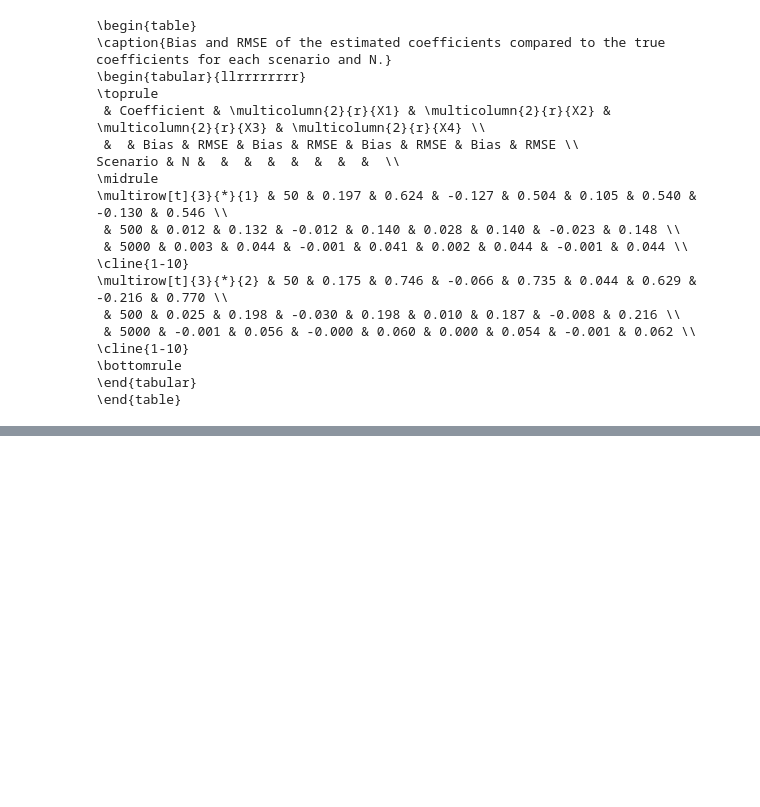
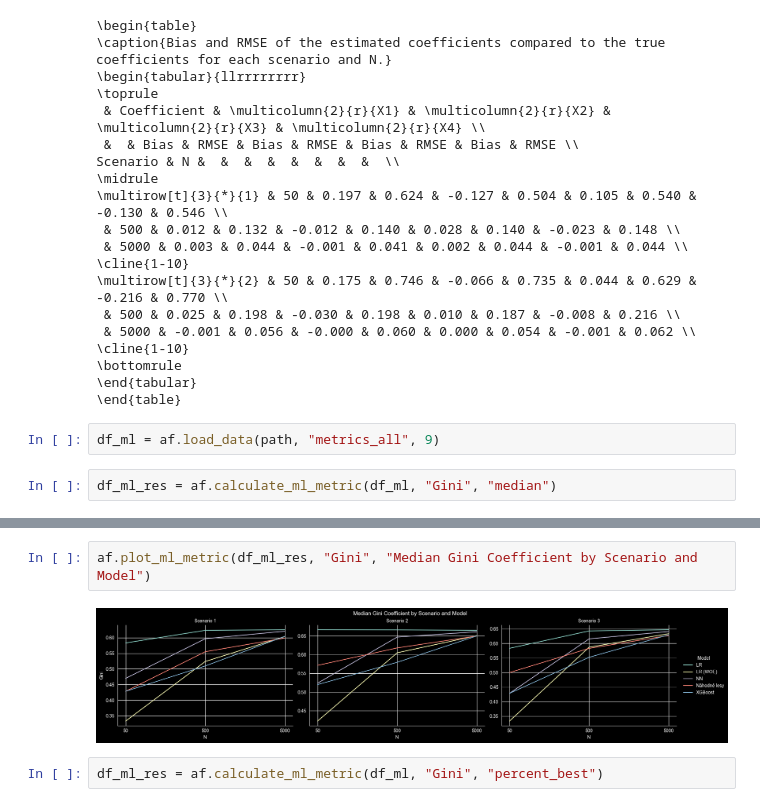
Before and after one commit to KTomsa/synthetic-classifier-benchmark, a Jupyter notebook: analysis.ipynb, the cells around one changed output, grey strips where cells are left out. Drawn from its saved outputs; the diff is of its cells as text; blank space fills up the shorter version.

Commit message:
Add functions to calculate machine learning metrics, convert results to LaTeX, and plot metrics

```diff
--- a/analysis.ipynb
+++ b/analysis.ipynb
@@ -97,3 +98,7 @@ Scenario & N &  &  &  &  &  &  &  &  \\
 \bottomrule
 \end{tabular}
 \end{table}
+# %%
+df_ml = af.load_data(path, "metrics_all", 9)
+# %%
+df_ml_res = af.calculate_ml_metric(df_ml, "Gini", "median")
@@ -99,0 +126,6 @@ Scenario & N &  &  &  &  &  &  &  &  \\
+# %%
+af.plot_ml_metric(df_ml_res, "Gini", "Median Gini Coefficient by Scenario and Model")
+# %% [output]
+[figure, added]
+# %%
+df_ml_res = af.calculate_ml_metric(df_ml, "Gini", "percent_best")
```
Also changed, not shown: parts of 4 cells of this notebook, 1 other file.
